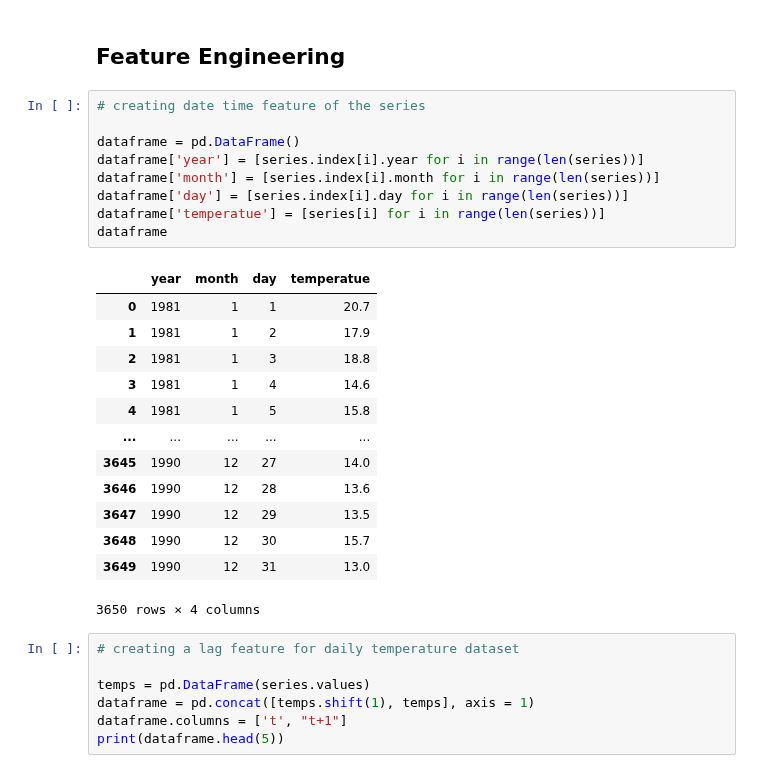
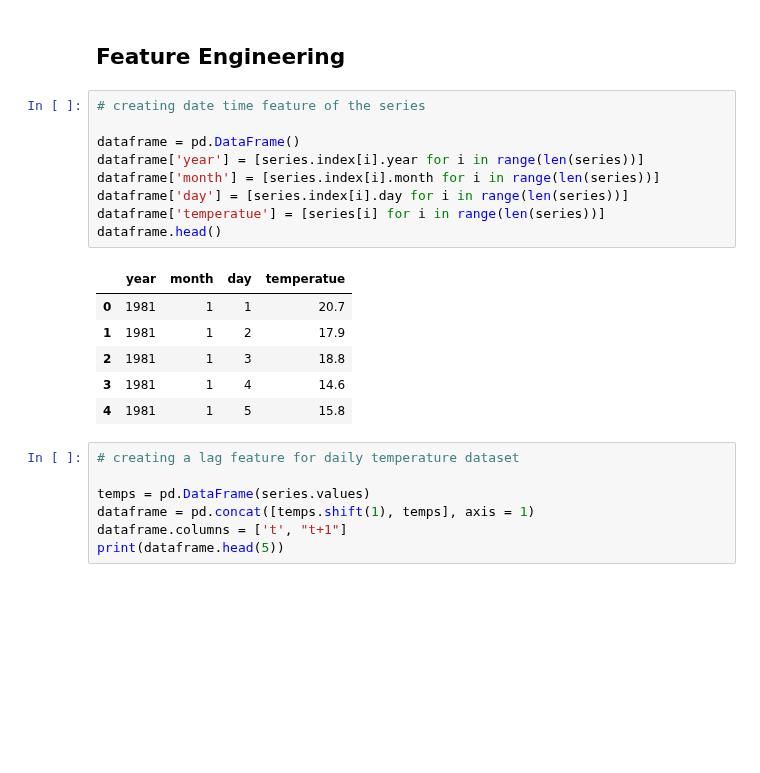
Before and after one commit to ayosamobitade/Time-Series-Analytic-Projects, a Jupyter notebook: Daily Minimum Temperature/Daily Minimum Temperature.ipynb, the cells around one changed output. Drawn from its saved outputs; the diff is of its cells as text; blank space fills up the shorter version.

```diff
--- a/Daily Minimum Temperature/Daily Minimum Temperature.ipynb
+++ b/Daily Minimum Temperature/Daily Minimum Temperature.ipynb
@@ -59,26 +59,19 @@ Name: Temp, dtype: float64
 # %%
 # creating date time feature of the series
 
 dataframe = pd.DataFrame()
 dataframe['year'] = [series.index[i].year for i in range(len(series))]
 dataframe['month'] = [series.index[i].month for i in range(len(series))]
 dataframe['day'] = [series.index[i].day for i in range(len(series))]
 dataframe['temperatue'] = [series[i] for i in range(len(series))]
-dataframe
+dataframe.head()
 # %% [output]
 |  | year | month | day | temperatue |
 | 0 | 1981 | 1 | 1 | 20.7 |
 | 1 | 1981 | 1 | 2 | 17.9 |
 | 2 | 1981 | 1 | 3 | 18.8 |
 | 3 | 1981 | 1 | 4 | 14.6 |
 | 4 | 1981 | 1 | 5 | 15.8 |
-| ... | ... | ... | ... | ... |
-| 3645 | 1990 | 12 | 27 | 14.0 |
-| 3646 | 1990 | 12 | 28 | 13.6 |
-| 3647 | 1990 | 12 | 29 | 13.5 |
-| 3648 | 1990 | 12 | 30 | 15.7 |
-| 3649 | 1990 | 12 | 31 | 13.0 |
-3650 rows × 4 columns
 # %%
 # creating a lag feature for daily temperature dataset
 
```
Also changed, not shown: 2 other files.
